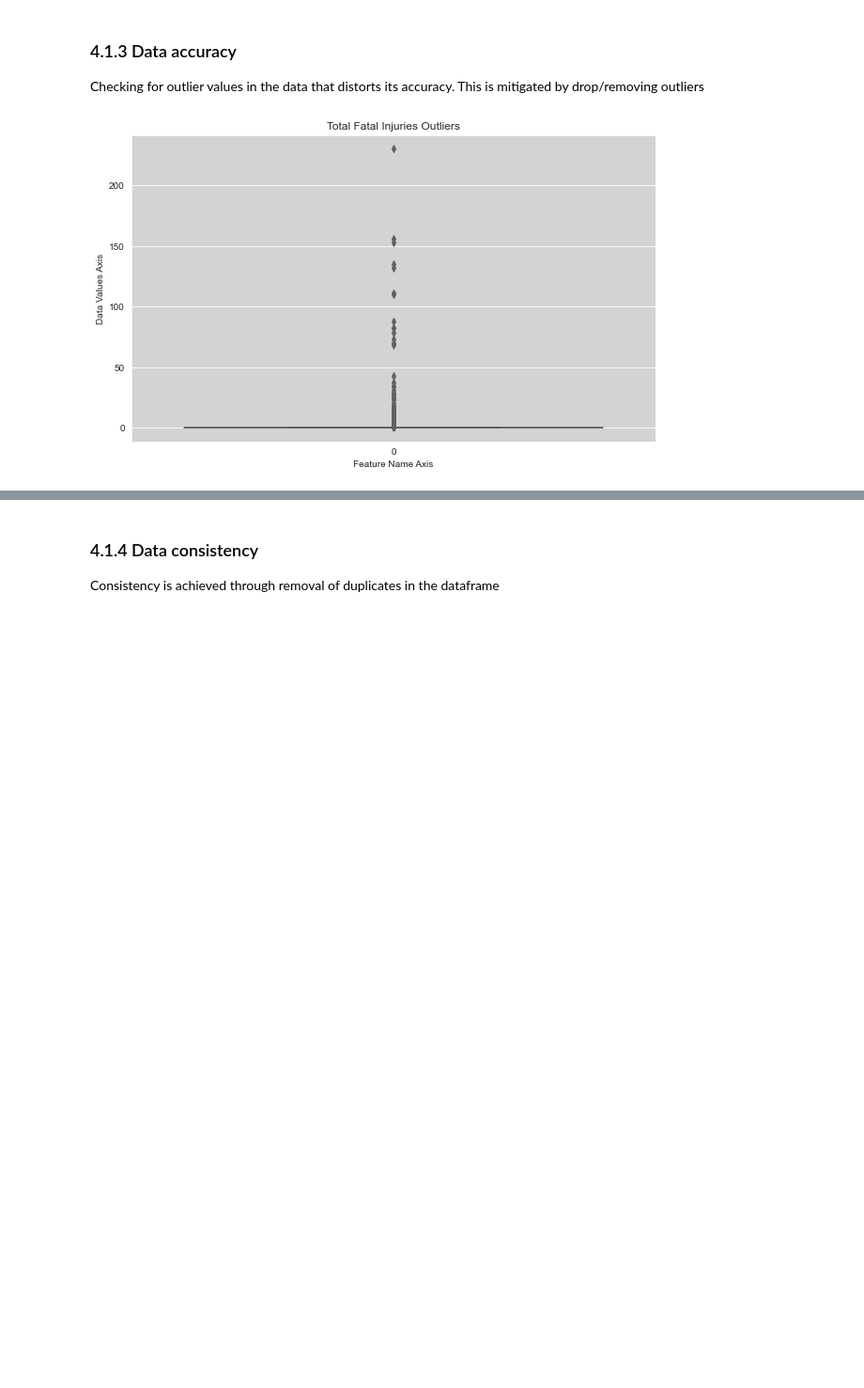
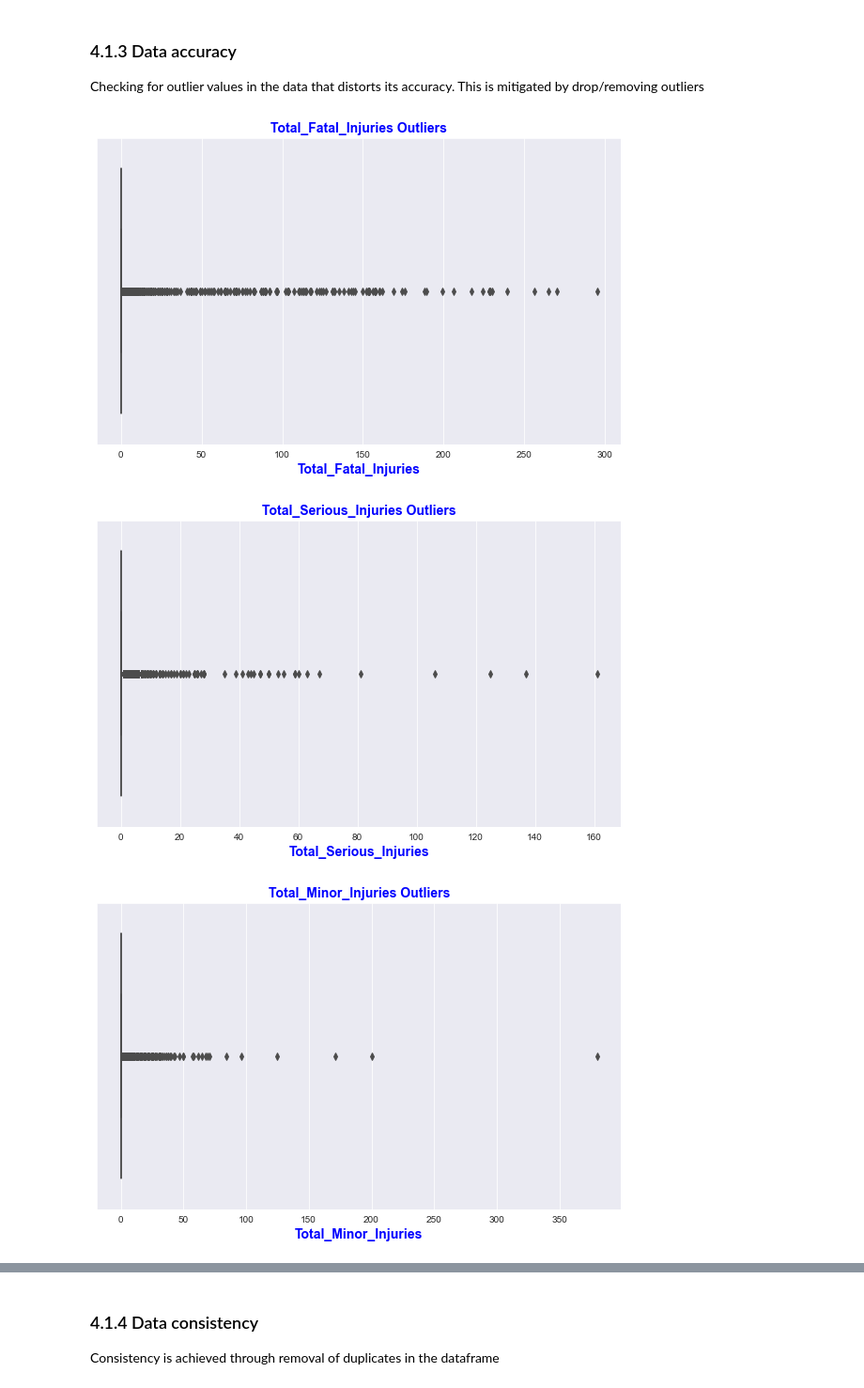
Before and after one commit to Felix-87/phase_1_project, a Jupyter notebook: project phase 1.ipynb, the cells around one changed output, grey strips where cells are left out. Shown at 94% size. Saved outputs shown, nothing was run; the diff lists cells and outputs as text; code cells hidden in the pictures; blank space fills up the shorter version.

```diff
--- a/project phase 1.ipynb
+++ b/project phase 1.ipynb
@@ -276,5 +276,5 @@ df1.head(2)
 # %%
 #Changing columns to lower case and removing white spaces for uniformity
-df1.columns = df1.columns.str.lower().str.replace(' ', '')
+df1.columns = df1.columns.str.lower().str.replace('.', '_')
 df1.columns
 # %% [output]
@@ -332,4 +342 @@ phase.of.flight           27165
 dtype: int64
-# %%
-# Dropping missing values for 'purpose.of.flight'
-df1.dropna(subset= ["purpose.of.flight"], inplace=True)
@@ -340,0 +378,3 @@ See the caveats in the documentation: https://pandas.pydata.org/pandas-docs/stab
+# %%
+# Fill missing values in aircraft_category and broad_phase_of_flight features with place holder 'Unkown'
+df1[['aircraft_category', 'broad_phase_of_flight', 'purpose_of_flight']] = df1[['aircraft_category', 'broad_phase_of_flight','purpose_of_flight']].fillna('Unknown')
@@ -362,0 +413,9 @@ See the caveats in the documentation: https://pandas.pydata.org/pandas-docs/stab
+# %%
+# Imputing null values in numerical features in dataframe df1 using their medians
+numerical_features = ['total_fatal_injuries','total_serious_injuries','total_minor_injuries','total_uninjured']
+
+#Calculating their medians
+medians = df1[numerical_features].median()
+
+# Filling null value with their feature median
+df1[numerical_features] = df1[numerical_features].fillna(medians)
@@ -380,11 +496,15 @@ dtype: int64
 Checking for outlier values in the data that distorts its accuracy. This is mitigated by drop/removing outliers
 # %%
 #Checking for outliers visually using plots for numerical features
-plt.figure(figsize= (10, 6))
-sns.set_style('darkgrid', {'axes.facecolor': 'lightgrey'})
-sns.boxplot(data =df1['total.fatal.injuries'], palette='Blues')
-plt.title("Total Fatal Injuries Outliers")
-plt.xlabel("Feature Name Axis")
-plt.ylabel("Data Values Axis");
+float_features = df1.select_dtypes(include='float').columns
+for feature in float_features:
+    plt.figure(figsize= (10,6))
+    sns.boxplot(x=df1[feature])
+
+    plt.title(f'{feature} Outliers'.title(), size=14, color='blue', weight='bold')
+    plt.xlabel(feature.title(), size=14, color='blue', weight='bold')
+    plt.show()
 # %% [output]
-[figure, old version]
+[figure, new version]
+[figure, added]
+[figure, added]
```
Also changed, not shown: parts of 74 cells of this notebook, 2 other files.
